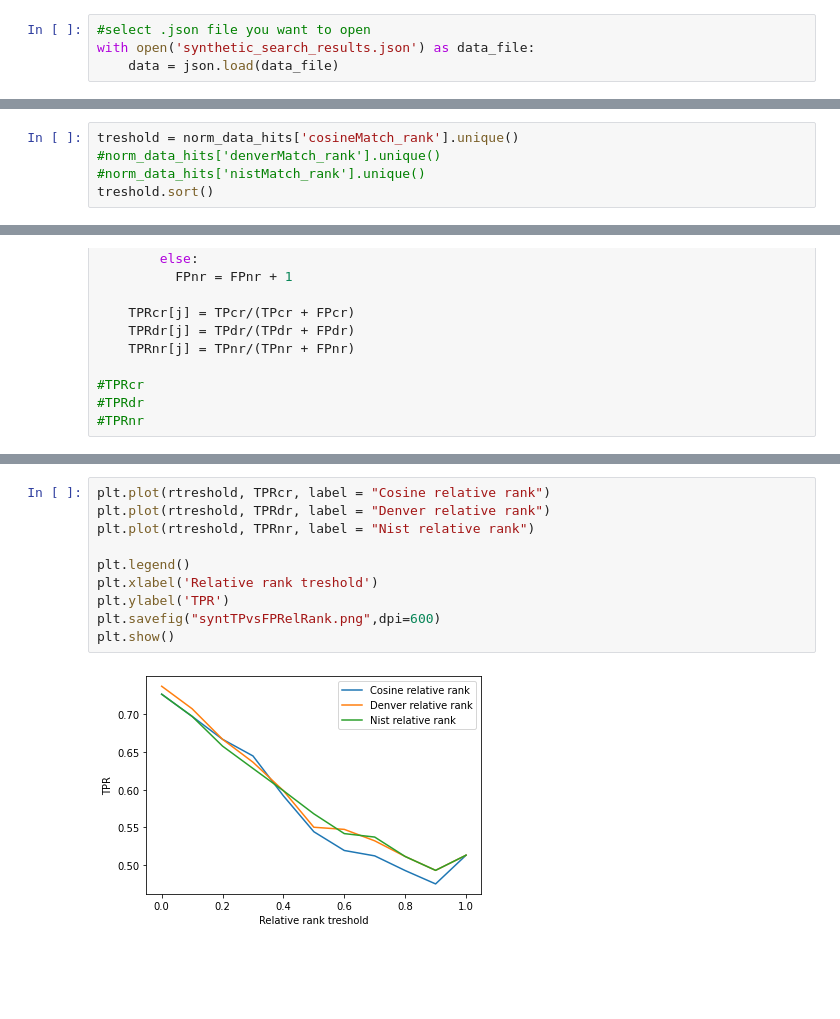
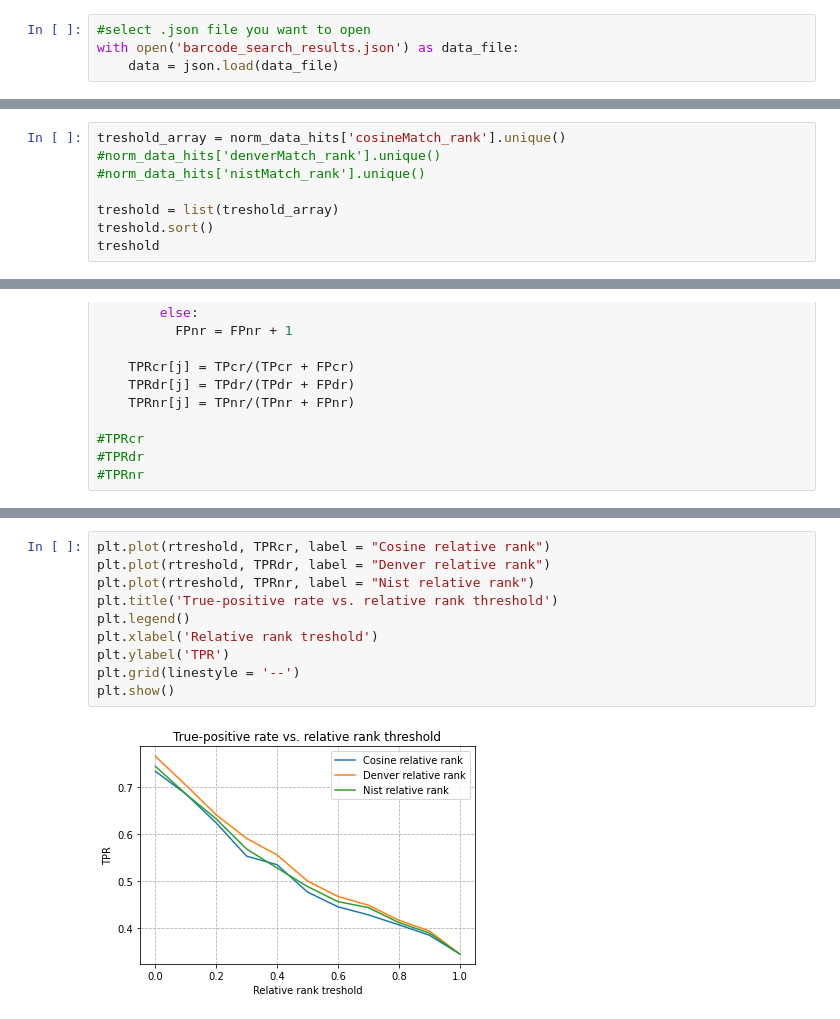
Before and after one commit to jozef1v/MS_Synthetic_Library, a Jupyter notebook: BDP_petronela.ipynb, the cells around one changed output, grey strips where cells are left out. Saved outputs shown, nothing was run; the diff lists cells and outputs as text; blank space fills up the shorter version.

```diff
--- a/BDP_petronela.ipynb
+++ b/BDP_petronela.ipynb
@@ -32,7 +27,7 @@ synthetic_df = pd.read_json("synthetic_search_results.json")
 **Results**
 # %%
 #select .json file you want to open
-with open('synthetic_search_results.json') as data_file:
+with open('barcode_search_results.json') as data_file:
     data = json.load(data_file)
 # %%
 #data_norm_hits = pd.json_normalize(data,record_path=['records','spectrumCollections','spectra','hits'])
@@ -259,7 +218,10 @@ rranks
 # %% [markdown]
 Plot true-positive rate vs. rank threshold
 # %%
-treshold = norm_data_hits['cosineMatch_rank'].unique()
+treshold_array = norm_data_hits['cosineMatch_rank'].unique()
 #norm_data_hits['denverMatch_rank'].unique()
 #norm_data_hits['nistMatch_rank'].unique()
+
+treshold = list(treshold_array)
 treshold.sort()
+treshold
@@ -458,12 +562,12 @@ array([[0.72631579, 0.73684211, 0.72631579],
 # %%
 plt.plot(rtreshold, TPRcr, label = "Cosine relative rank")
 plt.plot(rtreshold, TPRdr, label = "Denver relative rank")
 plt.plot(rtreshold, TPRnr, label = "Nist relative rank")
-
+plt.title('True-positive rate vs. relative rank threshold')
 plt.legend()
 plt.xlabel('Relative rank treshold')
 plt.ylabel('TPR')
-plt.savefig("syntTPvsFPRelRank.png",dpi=600)
+plt.grid(linestyle = '--')
 plt.show()
 # %% [output]
-[figure, old version]
+[figure, new version]
```
Also changed, not shown: parts of 20 cells of this notebook.
